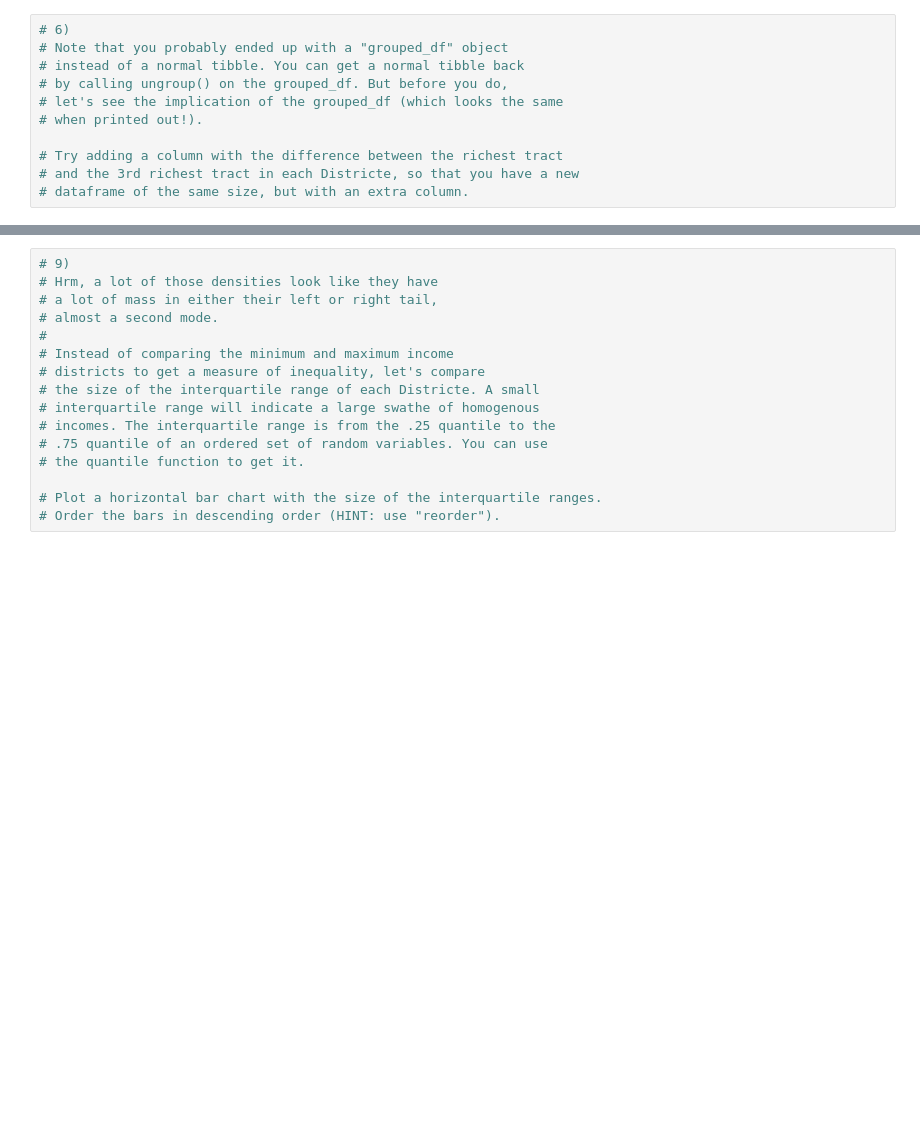
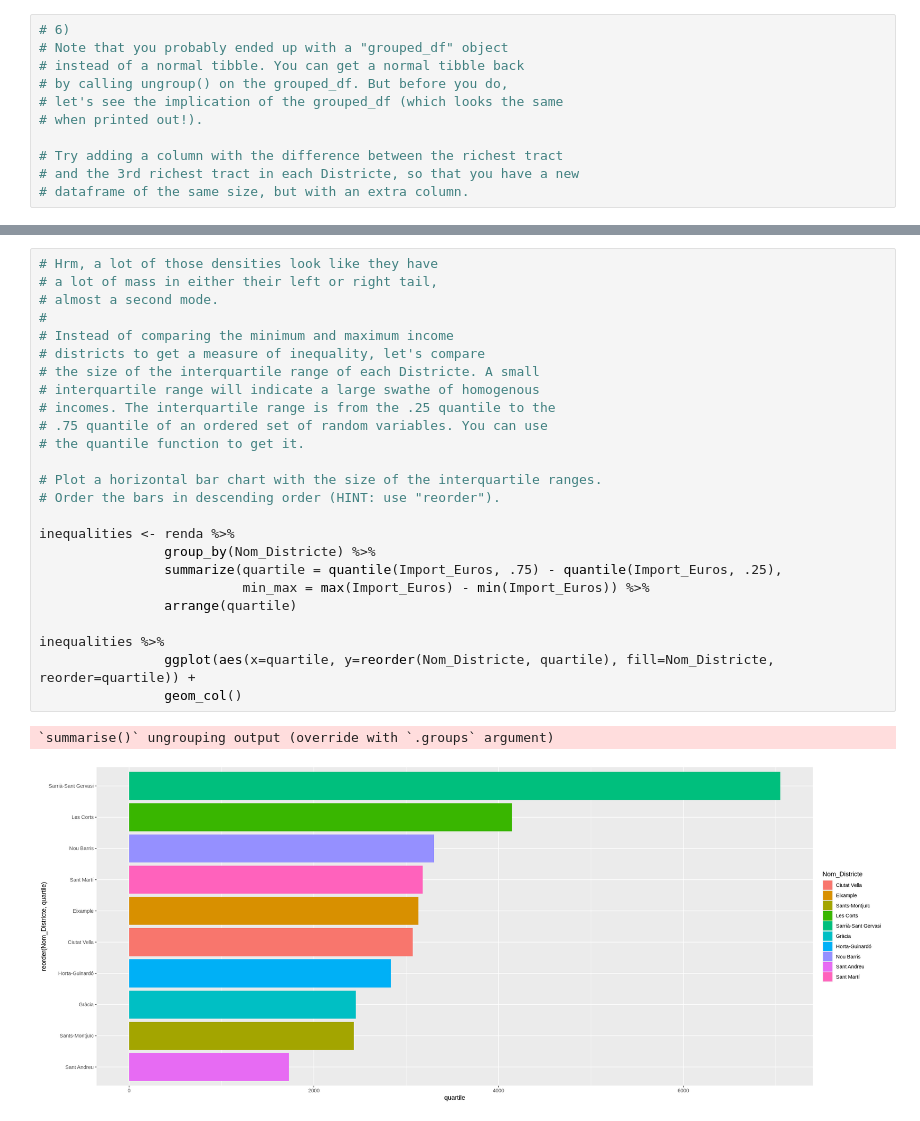
Before and after one commit to nandans-summer-camp/r-tidyverse, a Jupyter notebook: exercises.ipynb, the cells around one changed output, grey strips where cells are left out. Saved outputs shown, nothing was run; the diff lists cells and outputs as text; blank space fills up the shorter version.

```diff
--- a/exercises.ipynb
+++ b/exercises.ipynb
@@ -73,17 +151,29 @@ library(tidyverse)
 # %%
-# 9)
 # Hrm, a lot of those densities look like they have
 # a lot of mass in either their left or right tail,
 # almost a second mode.
 #
 # Instead of comparing the minimum and maximum income
 # districts to get a measure of inequality, let's compare
 # the size of the interquartile range of each Districte. A small
 # interquartile range will indicate a large swathe of homogenous
 # incomes. The interquartile range is from the .25 quantile to the
 # .75 quantile of an ordered set of random variables. You can use
 # the quantile function to get it.
 
 # Plot a horizontal bar chart with the size of the interquartile ranges.
 # Order the bars in descending order (HINT: use "reorder").
+
+inequalities <- renda %>%
+                group_by(Nom_Districte) %>%
+                summarize(quartile = quantile(Import_Euros, .75) - quantile(Import_Euros, .25),
+                          min_max = max(Import_Euros) - min(Import_Euros)) %>%
+                arrange(quartile)
+
+inequalities %>%
+                ggplot(aes(x=quartile, y=reorder(Nom_Districte, quartile), fill=Nom_Districte, reorder=quartile)) +
+                geom_col()
+# %% [output]
+`summarise()` ungrouping output (override with `.groups` argument)
+[figure, added]
 # %%
```
Also changed, not shown: parts of 8 cells of this notebook.
